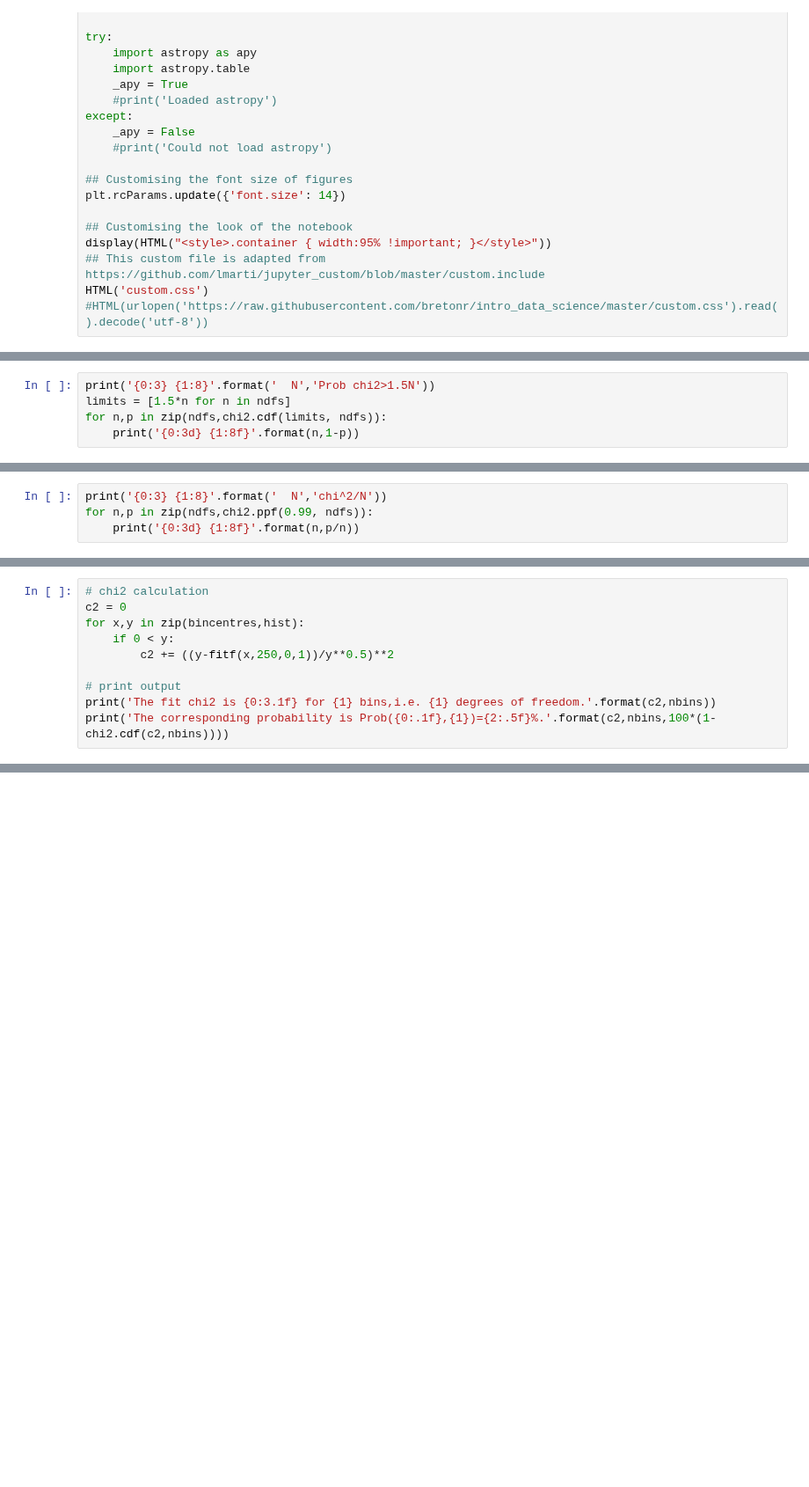
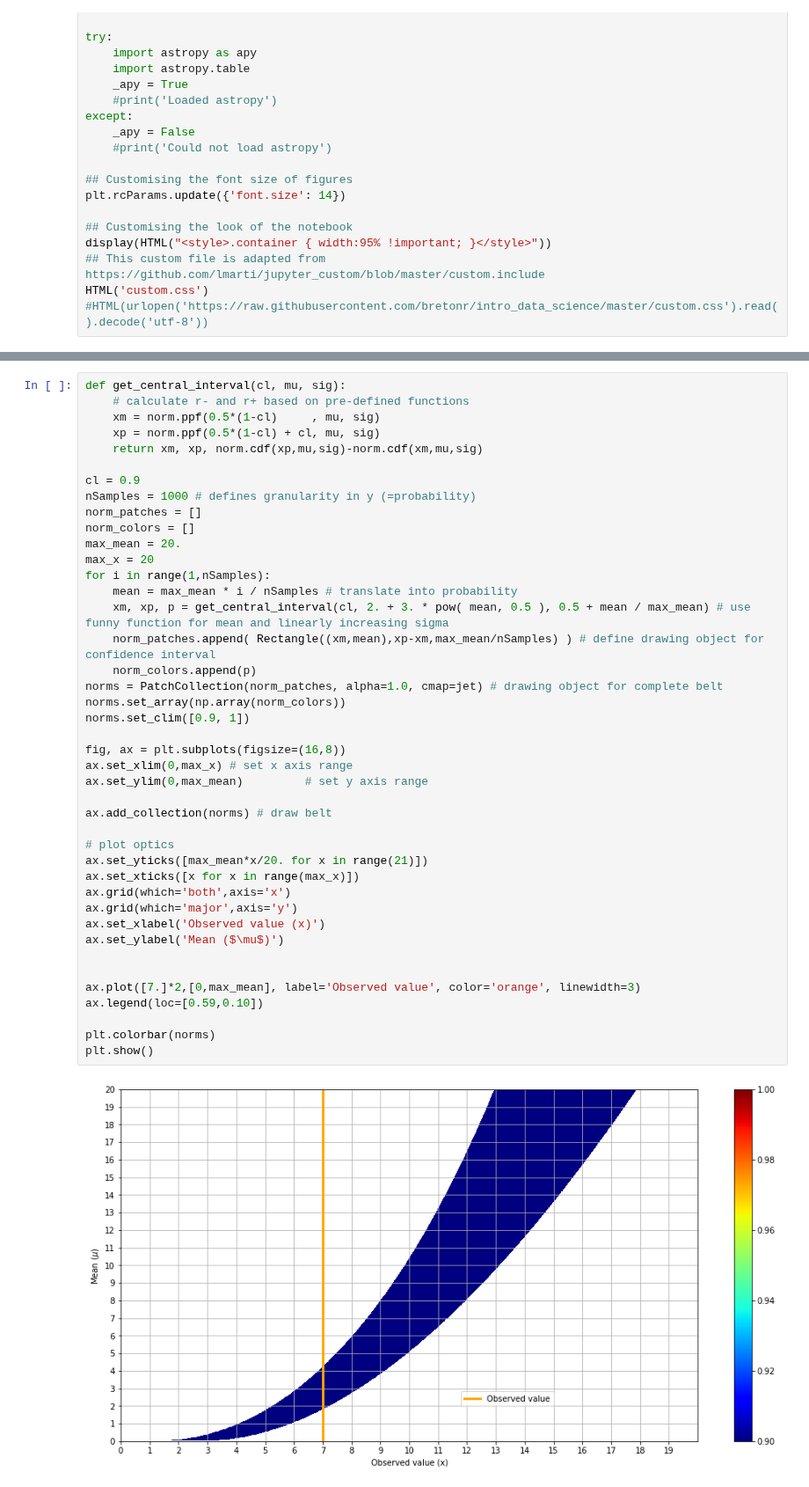
Before and after one commit to bretonr/intro_data_science, a Jupyter notebook: Chapter 10/Chapter 10.ipynb, the cells around one changed output, grey strips where cells are left out. Shown at 88% size. Saved outputs shown, nothing was run; the diff lists cells and outputs as text; blank space fills up the shorter version.

```diff
--- a/Chapter 10/Chapter 10.ipynb
+++ b/Chapter 10/Chapter 10.ipynb
@@ -166,5 +81,0 @@ One often comes across statements like "$\chi^2/N<1.5$ indicates a good fit". Th
-# %%
-print('{0:3} {1:8}'.format('  N','Prob chi2>1.5N'))
-limits = [1.5*n for n in ndfs]
-for n,p in zip(ndfs,chi2.cdf(limits, ndfs)):
-    print('{0:3d} {1:8f}'.format(n,1-p))
@@ -183,4 +81,0 @@ So rather than fixing a useless limit in $\chi^2/N$, we should fix the desired s
-# %%
-print('{0:3} {1:8}'.format('  N','chi^2/N'))
-for n,p in zip(ndfs,chi2.ppf(0.99, ndfs)):
-    print('{0:3d} {1:8f}'.format(n,p/n))
@@ -303,10 +81,0 @@ As we know the expected shape we can also fix the parameters of the function and
-# %%
-# chi2 calculation
-c2 = 0
-for x,y in zip(bincentres,hist):
-    if 0 < y:
-        c2 += ((y-fitf(x,250,0,1))/y**0.5)**2
-
-# print output
-print('The fit chi2 is {0:3.1f} for {1} bins,i.e. {1} degrees of freedom.'.format(c2,nbins))
-print('The corresponding probability is Prob({0:.1f},{1})={2:.5f}%.'.format(c2,nbins,100*(1-chi2.cdf(c2,nbins))))
@@ -570,0 +129,44 @@ The KS test output for 300 and 300 entries is D=0.210 and d=2.572.
+# %%
+def get_central_interval(cl, mu, sig):
+    # calculate r- and r+ based on pre-defined functions
+    xm = norm.ppf(0.5*(1-cl)     , mu, sig)
+    xp = norm.ppf(0.5*(1-cl) + cl, mu, sig)
+    return xm, xp, norm.cdf(xp,mu,sig)-norm.cdf(xm,mu,sig)
+
+cl = 0.9
+nSamples = 1000 # defines granularity in y (=probability)
+norm_patches = []
+norm_colors = []
+max_mean = 20.
+max_x = 20
+for i in range(1,nSamples):
+    mean = max_mean * i / nSamples # translate into probability
+    xm, xp, p = get_central_interval(cl, 2. + 3. * pow( mean, 0.5 ), 0.5 + mean / max_mean) # use funny function for mean and linearly increasing sigma
+    norm_patches.append( Rectangle((xm,mean),xp-xm,max_mean/nSamples) ) # define drawing object for confidence interval
+    norm_colors.append(p)
+norms = PatchCollection(norm_patches, alpha=1.0, cmap=jet) # drawing object for complete belt
+norms.set_array(np.array(norm_colors))
+norms.set_clim([0.9, 1])
+
+fig, ax = plt.subplots(figsize=(16,8))
+ax.set_xlim(0,max_x) # set x axis range
+ax.set_ylim(0,max_mean)         # set y axis range
+
+ax.add_collection(norms) # draw belt
+
+# plot optics
+ax.set_yticks([max_mean*x/20. for x in range(21)])
+ax.set_xticks([x for x in range(max_x)])
+ax.grid(which='both',axis='x')
+ax.grid(which='major',axis='y')
+ax.set_xlabel('Observed value (x)')
+ax.set_ylabel('Mean ($\mu$)')
+
+
+ax.plot([7.]*2,[0,max_mean], label='Observed value', color='orange', linewidth=3)
+ax.legend(loc=[0.59,0.10])
+
+plt.colorbar(norms)
+plt.show()
+# %% [output]
+[figure, added]
```
Also changed, not shown: parts of 61 cells of this notebook, 41 other files.
